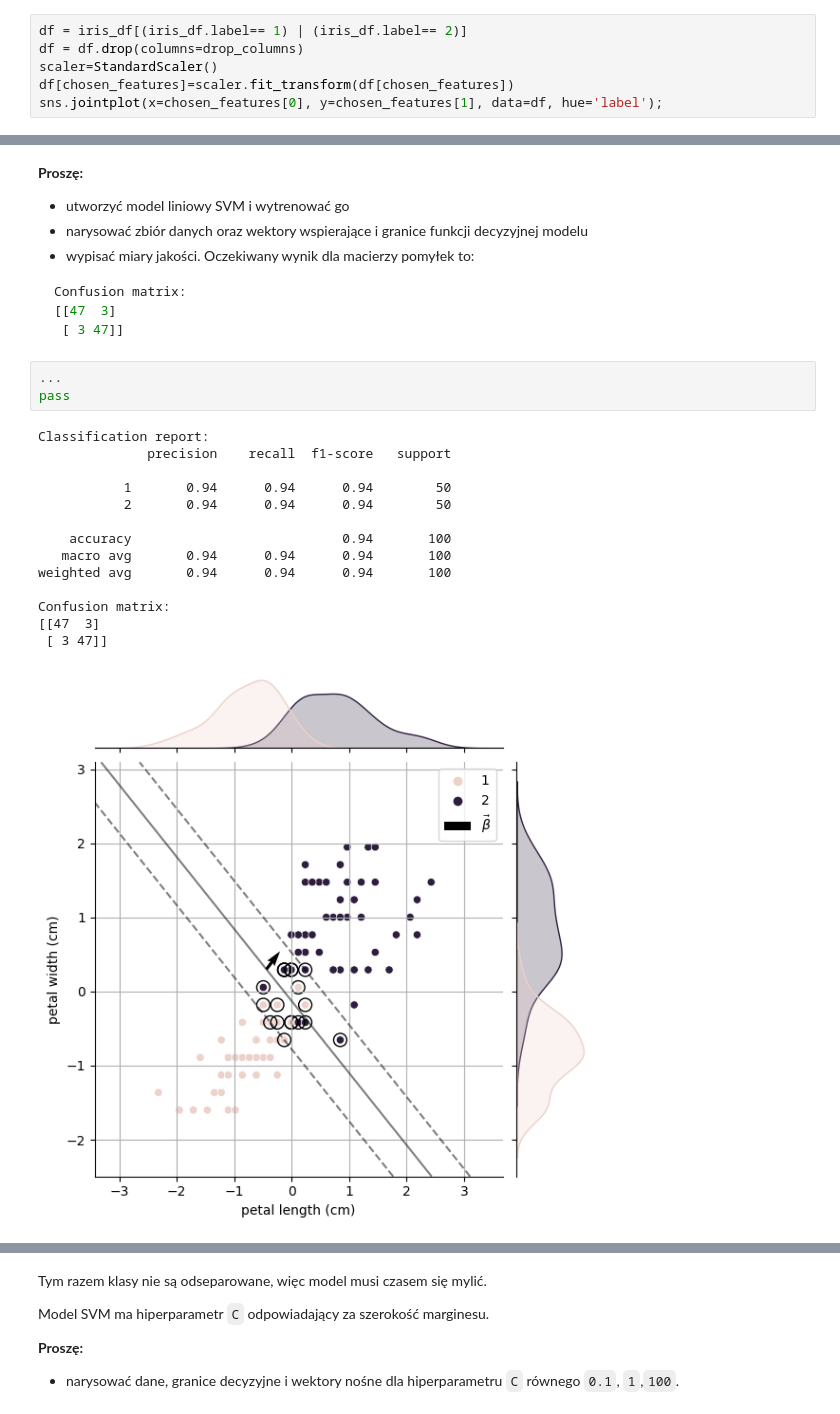
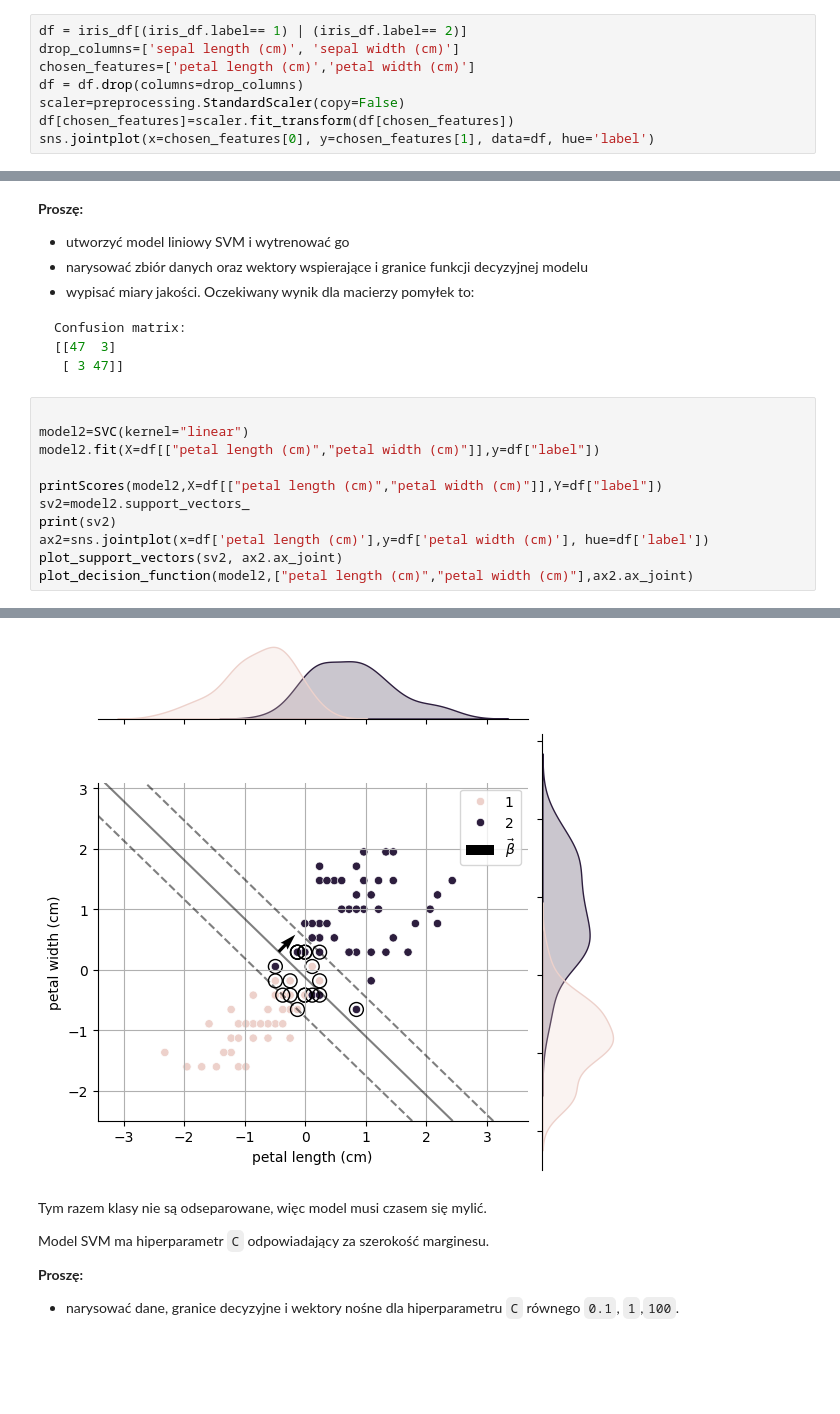
Before and after one commit to m-warda/ML2627, a Jupyter notebook: 07_SVM.ipynb, the cells around one changed output, grey strips where cells are left out. Saved outputs shown, nothing was run; the diff lists cells and outputs as text; blank space fills up the shorter version.

````diff
--- a/07_SVM.ipynb
+++ b/07_SVM.ipynb
@@ -184,8 +218,10 @@ Sprawdźmy teraz jak model liniowy SVM sprawdzi się do klasyfikacji klas `1` i
 * na podstawie analizy rysunku stwierdzić czy dane są łatwo separowalne, czy też klasy się częściowo przekrywają
 # %%
 df = iris_df[(iris_df.label== 1) | (iris_df.label== 2)]
+drop_columns=['sepal length (cm)', 'sepal width (cm)']
+chosen_features=['petal length (cm)','petal width (cm)']
 df = df.drop(columns=drop_columns)
-scaler=StandardScaler()
+scaler=preprocessing.StandardScaler(copy=False)
 df[chosen_features]=scaler.fit_transform(df[chosen_features])
-sns.jointplot(x=chosen_features[0], y=chosen_features[1], data=df, hue='label');
+sns.jointplot(x=chosen_features[0], y=chosen_features[1], data=df, hue='label')
 # %% [output]
@@ -202,21 +239,15 @@ Confusion matrix:
 [[47  3]
  [ 3 47]]
 ```
-# %%
-...
-pass
-# %% [output]
-Classification report:
-              precision    recall  f1-score   support
-
-           1       0.94      0.94      0.94        50
-           2       0.94      0.94      0.94        50
-
-    accuracy                           0.94       100
-   macro avg       0.94      0.94      0.94       100
-weighted avg       0.94      0.94      0.94       100
-
-Confusion matrix:
-[[47  3]
- [ 3 47]]
-[figure, removed]
+# %%
+
+model2=SVC(kernel="linear")
+model2.fit(X=df[["petal length (cm)","petal width (cm)"]],y=df["label"])
+
+printScores(model2,X=df[["petal length (cm)","petal width (cm)"]],Y=df["label"])
+sv2=model2.support_vectors_
+print(sv2)
+ax2=sns.jointplot(x=df['petal length (cm)'],y=df['petal width (cm)'], hue=df['label'])
+plot_support_vectors(sv2, ax2.ax_joint)
+plot_decision_function(model2,["petal length (cm)","petal width (cm)"],ax2.ax_joint)
+# %% [output]
@@ -223,3 +271,4 @@ Confusion matrix:
+[figure, added]
 # %% [markdown]
 Tym razem klasy nie są odseparowane, więc model musi czasem się mylić.
 
````
Also changed, not shown: parts of 27 cells of this notebook.
